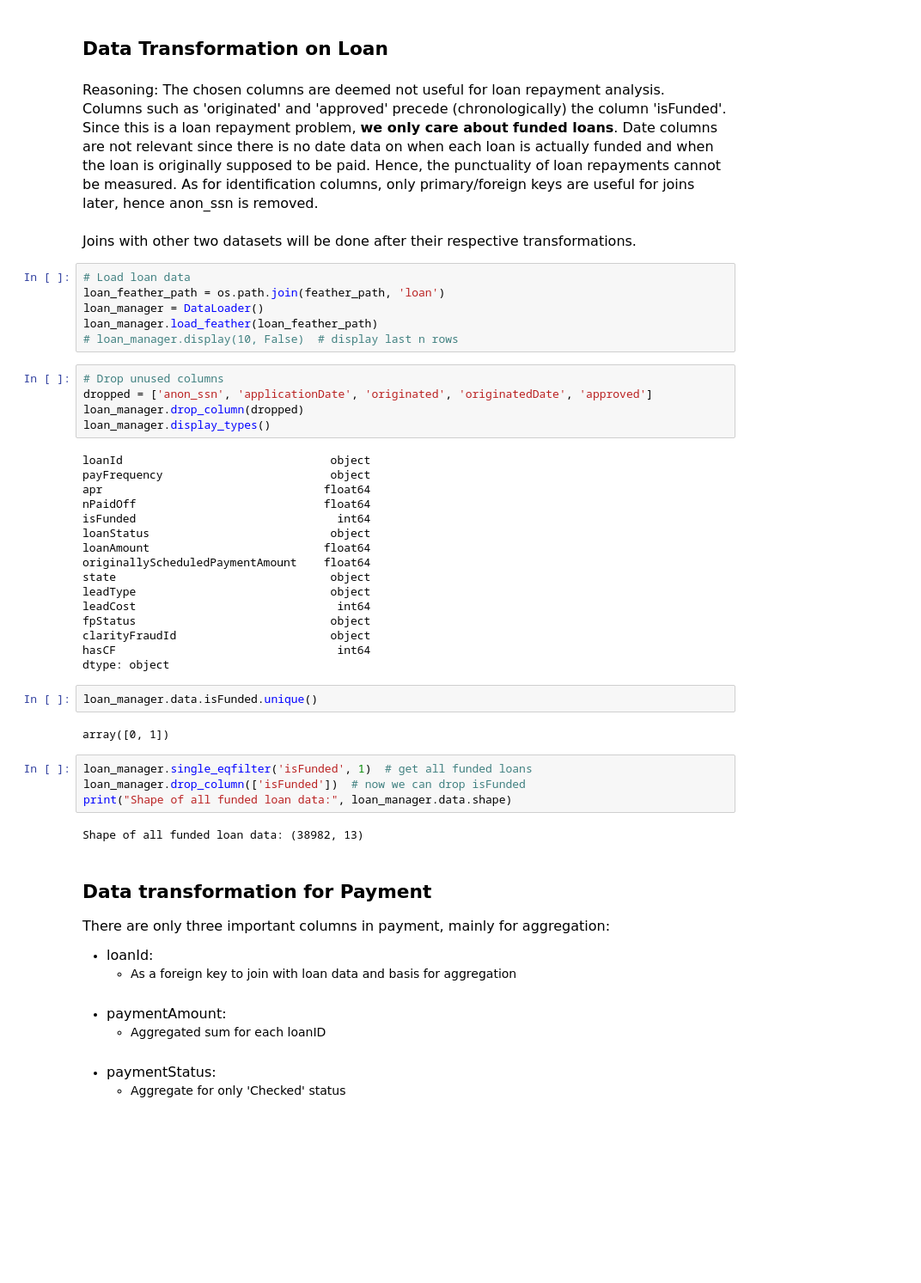
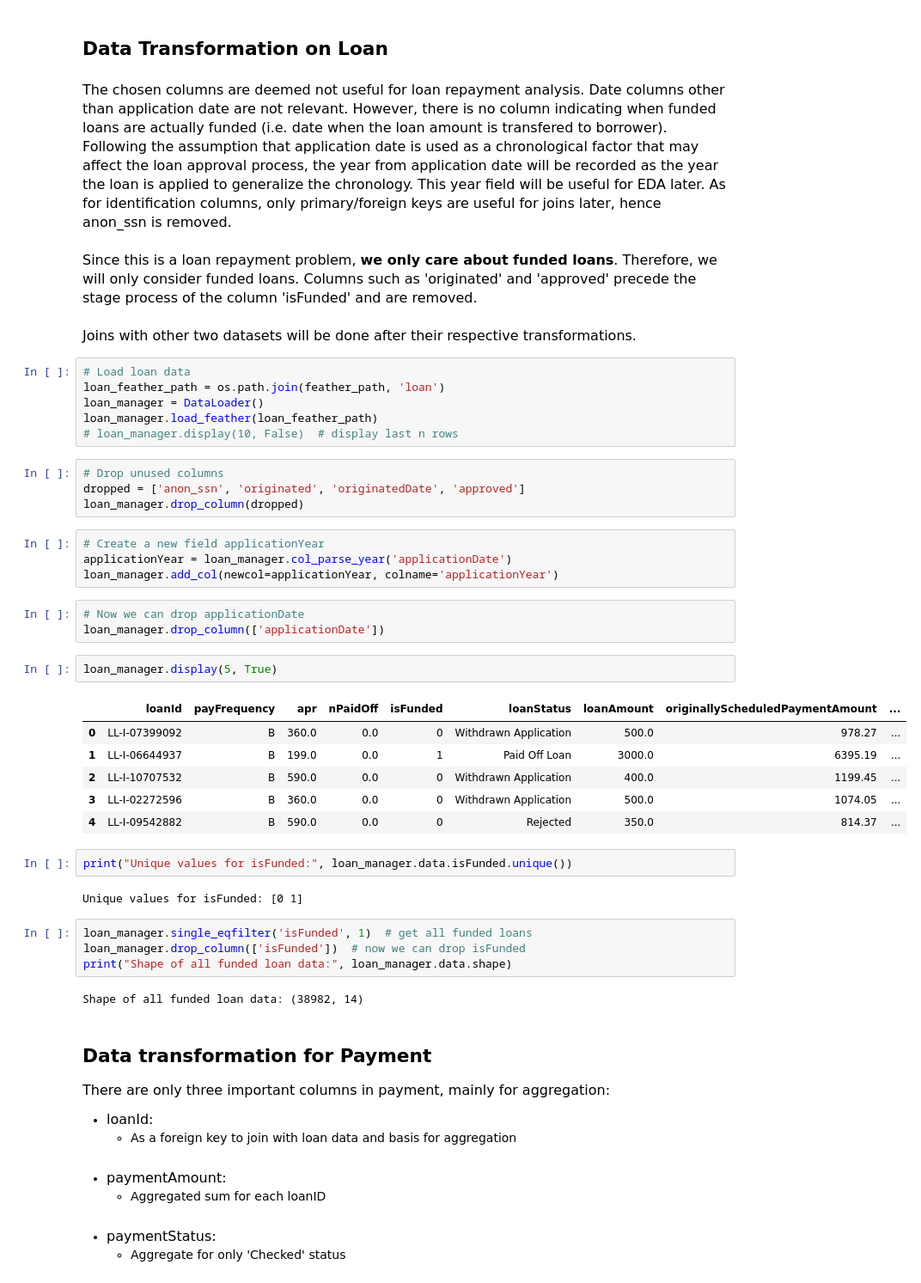
Before and after one commit to Mkho-cs/Loan-Repayment-EDA-Predictive, a Jupyter notebook: notebooks/data_transform.ipynb, the cells around one changed output. Shown at 86% size. Drawn from its saved outputs; the diff is of its cells as text; blank space fills up the shorter version.

Commit message:
Added application year to loan data to replace application date

```diff
--- a/notebooks/data_transform.ipynb
+++ b/notebooks/data_transform.ipynb
@@ -43,7 +43,9 @@ loan
 ## Data Transformation on Loan
 # %% [markdown]
 <font size="3">
-Reasoning: The chosen columns are deemed not useful for loan repayment analysis. Columns such as 'originated' and 'approved' precede (chronologically) the column 'isFunded'. Since this is a loan repayment problem, <b>we only care about funded loans</b>. Date columns are not relevant since there is no date data on when each loan is actually funded and when the loan is originally supposed to be paid. Hence, the punctuality of loan repayments cannot be measured. As for identification columns, only primary/foreign keys are useful for joins later, hence anon_ssn is removed.
+ The chosen columns are deemed not useful for loan repayment analysis.  Date columns other than application date are not relevant. However, there is no column indicating when funded loans are actually funded (i.e. date when the loan amount is transfered to borrower). Following the assumption that application date is used as a chronological factor that may affect the loan approval process, the year from application date will be recorded as the year the loan is applied to generalize the chronology. This year field will be useful for EDA later. As for identification columns, only primary/foreign keys are useful for joins later, hence anon_ssn is removed.
+<br><br>
+Since this is a loan repayment problem, <b>we only care about funded loans</b>. Therefore, we will only consider funded loans. Columns such as 'originated' and 'approved' precede the stage process of the column 'isFunded' and are removed.
 <br><br>
 Joins with other two datasets will be done after their respective transformations.
 </font>
@@ -55,35 +57,34 @@ loan_manager.load_feather(loan_feather_path)
 # loan_manager.display(10, False)  # display last n rows
 # %%
 # Drop unused columns
-dropped = ['anon_ssn', 'applicationDate', 'originated', 'originatedDate', 'approved']
+dropped = ['anon_ssn', 'originated', 'originatedDate', 'approved']
 loan_manager.drop_column(dropped)
-loan_manager.display_types()
-# %% [output]
-loanId                               object
-payFrequency                         object
-apr                                 float64
-nPaidOff                            float64
-isFunded                              int64
-loanStatus                           object
-loanAmount                          float64
-originallyScheduledPaymentAmount    float64
-state                                object
-leadType                             object
-leadCost                              int64
-fpStatus                             object
-clarityFraudId                       object
-hasCF                                 int64
-dtype: object
+# %%
+# Create a new field applicationYear
+applicationYear = loan_manager.col_parse_year('applicationDate')
+loan_manager.add_col(newcol=applicationYear, colname='applicationYear')
+# %%
+# Now we can drop applicationDate
+loan_manager.drop_column(['applicationDate'])
+# %%
+loan_manager.display(5, True)
+# %% [output]
+|  | loanId | payFrequency | apr | nPaidOff | isFunded | loanStatus | loanAmount | originallyScheduledPaymentAmount | ... |
+| 0 | LL-I-07399092 | B | 360.0 | 0.0 | 0 | Withdrawn Application | 500.0 | 978.27 | ... |
+| 1 | LL-I-06644937 | B | 199.0 | 0.0 | 1 | Paid Off Loan | 3000.0 | 6395.19 | ... |
+| 2 | LL-I-10707532 | B | 590.0 | 0.0 | 0 | Withdrawn Application | 400.0 | 1199.45 | ... |
+| 3 | LL-I-02272596 | B | 360.0 | 0.0 | 0 | Withdrawn Application | 500.0 | 1074.05 | ... |
+| 4 | LL-I-09542882 | B | 590.0 | 0.0 | 0 | Rejected | 350.0 | 814.37 | ... |
 # %%
-loan_manager.data.isFunded.unique()
+print("Unique values for isFunded:", loan_manager.data.isFunded.unique())
 # %% [output]
-array([0, 1])
+Unique values for isFunded: [0 1]
 # %%
 loan_manager.single_eqfilter('isFunded', 1)  # get all funded loans
 loan_manager.drop_column(['isFunded'])  # now we can drop isFunded
 print("Shape of all funded loan data:", loan_manager.data.shape)
 # %% [output]
-Shape of all funded loan data: (38982, 13)
+Shape of all funded loan data: (38982, 14)
 # %% [markdown]
 ## Data transformation for Payment
 
```
Also changed, not shown: parts of 4 cells of this notebook.
